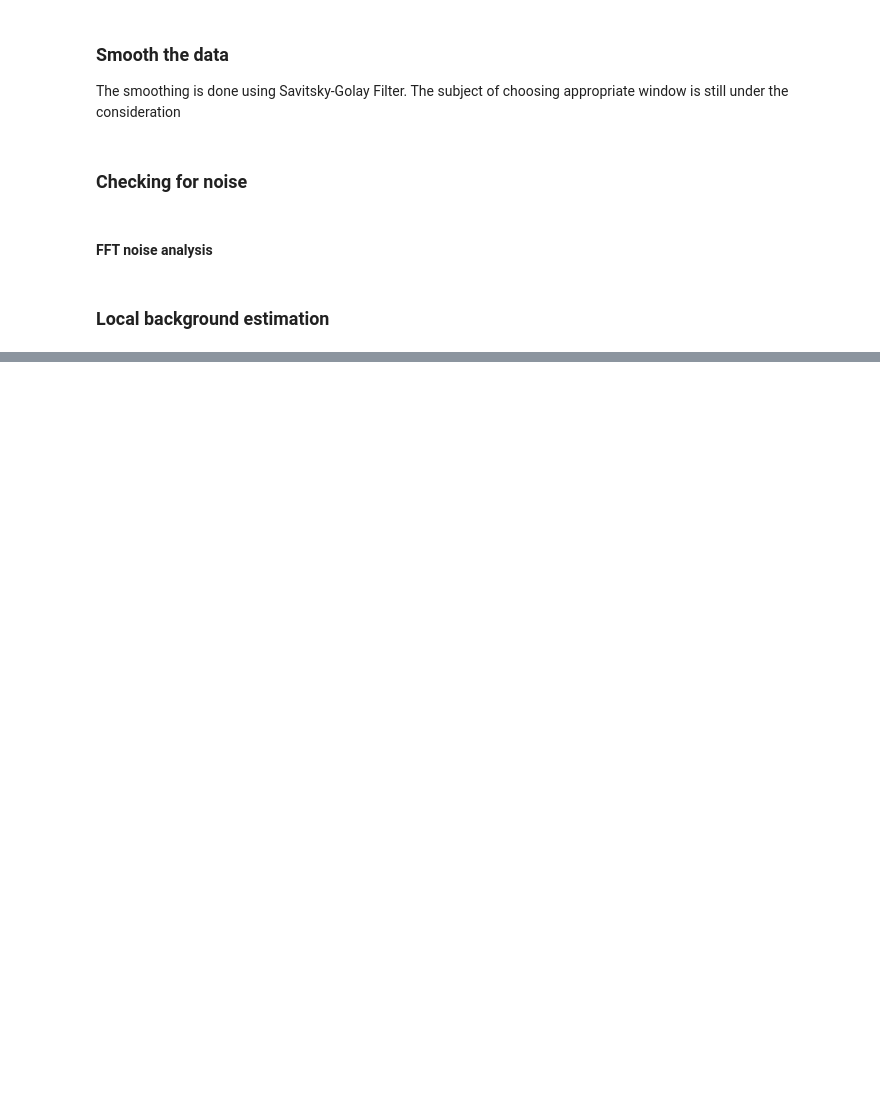
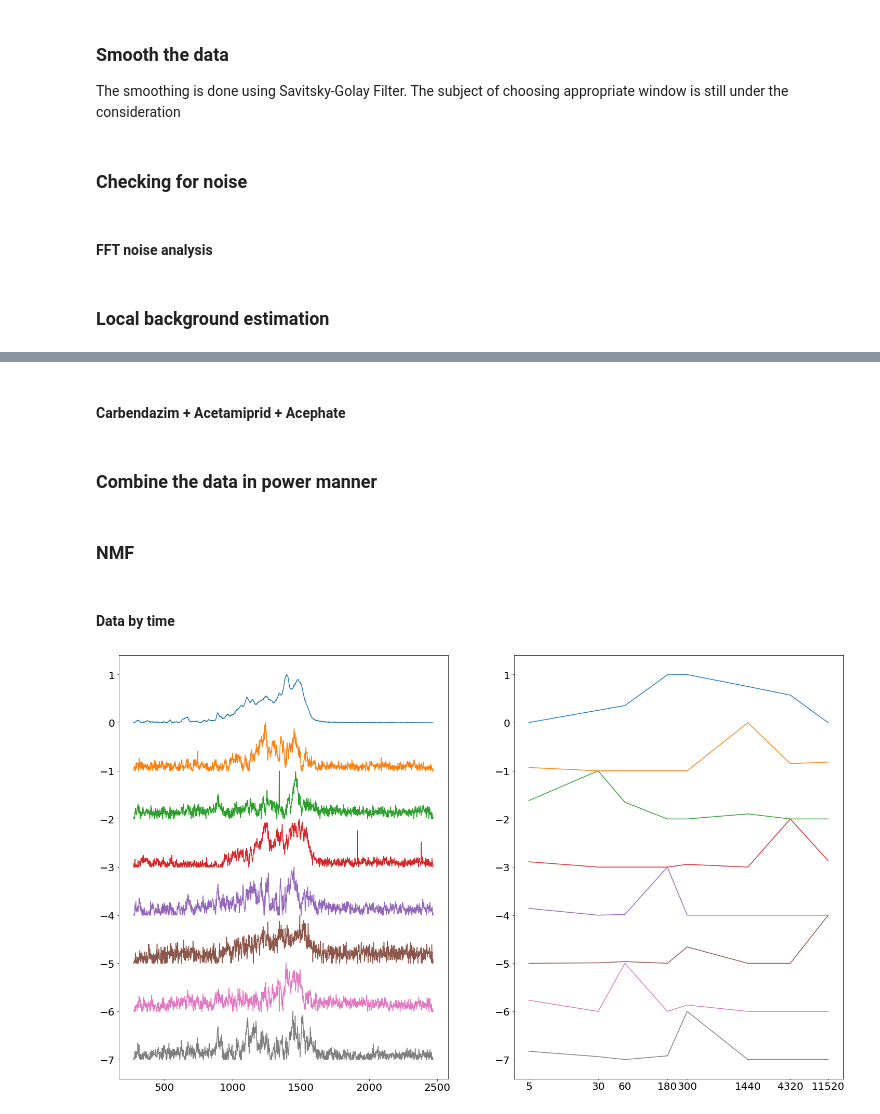
Before and after one commit to anva-kn/Raman, a Jupyter notebook: long_immersion_analysis.ipynb, the cells around one changed output, grey strips where cells are left out. Drawn from its saved outputs; the diff is of its cells as text; code cells hidden in the pictures; blank space fills up the shorter version.

Commit message:
added nmf for days representation. Next need to add NMF for power.

```diff
--- a/long_immersion_analysis.ipynb
+++ b/long_immersion_analysis.ipynb
@@ -298,0 +403,6 @@ car_aceta_aceph_power_time_evol_noise = car_aceta_aceph_power_time_evol_mean_smo
+# %%
+car_power_1_nmf = np.copy(car_clipped_1).T
+car_power_2_nmf = np.copy(car_clipped_2).T
+car_power_3_nmf = np.copy(car_clipped_3).T
+car_power_4_nmf = np.copy(car_clipped_4).T
+car_power_5_nmf = np.copy(car_clipped_5).T
@@ -298,0 +417,2 @@ car_aceta_aceph_power_time_evol_noise = car_aceta_aceph_power_time_evol_mean_smo
+# %% [markdown]
+#### Carbendazim + Acetamiprid + Acephate
@@ -298,0 +425,30 @@ car_aceta_aceph_power_time_evol_noise = car_aceta_aceph_power_time_evol_mean_smo
+# %% [markdown]
+### Combine the data in power manner
+# %% [markdown]
+### NMF
+# %% [markdown]
+#### Data by time
+# %%
+n_components= 8
+peak_amplitude_time_log = [5, 30, 60, 180, 300, 1440, 4320, 11520]
+model = NMF(n_components)
+W = model.fit_transform(car_power_4_nmf)
+H = model.components_
+f_dataN = W
+t_dataN = H
+plt.figure("nmf up:time low:frequency ", figsize=(25, 15))
+ax1 = plt.subplot(121)#, figsize = (15, 10))
+for i in range(n_components):
+    plt.plot(f_sup_0810[190:], (f_dataN[:,i]-min(f_dataN[:,i]))/np.mean(max(f_dataN[:,i])-min(f_dataN[:,i]))-i)#,colour[i])
+# plt.show()
+ax2 = plt.subplot(122)#, figsize=(15, 10))
+for i in range(n_components):
+    plt.plot(time_points, ((t_dataN[i]-min(t_dataN[i]))/(max(t_dataN[i])-min(t_dataN[i]))-i))#,colour[i])
+ax2.set_xscale("log")
+ax2.xaxis.set_minor_locator(ticker.FixedLocator(peak_amplitude_time_log))
+ax2.xaxis.set_major_locator(ticker.NullLocator())
+ax2.xaxis.set_minor_formatter(ticker.ScalarFormatter())
+plt.savefig("car_power4_nmf.png", dpi=500)
+# plt.show()
+# %% [output]
+[figure, added]
```
Also changed, not shown: parts of 18 cells of this notebook, 2 other files.
